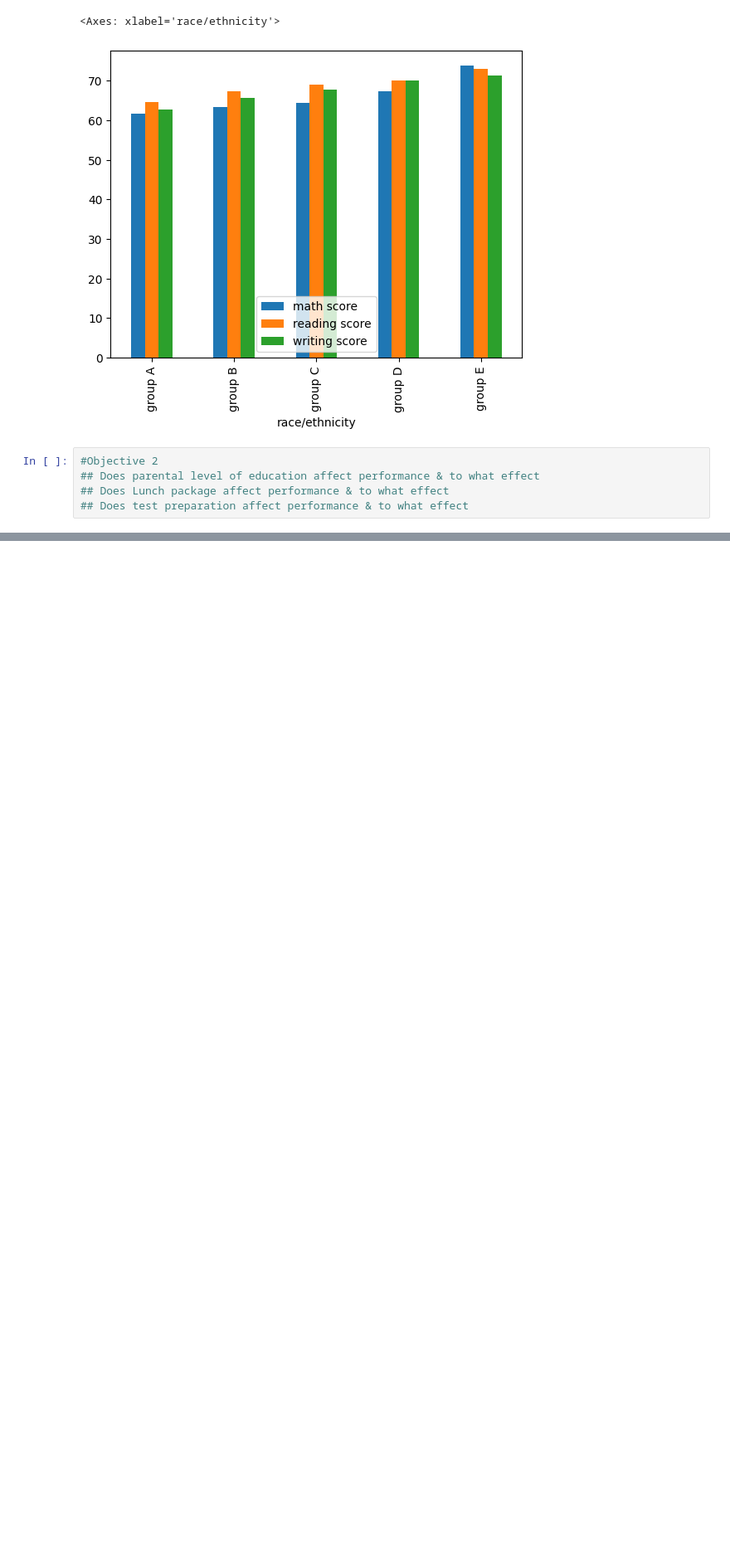
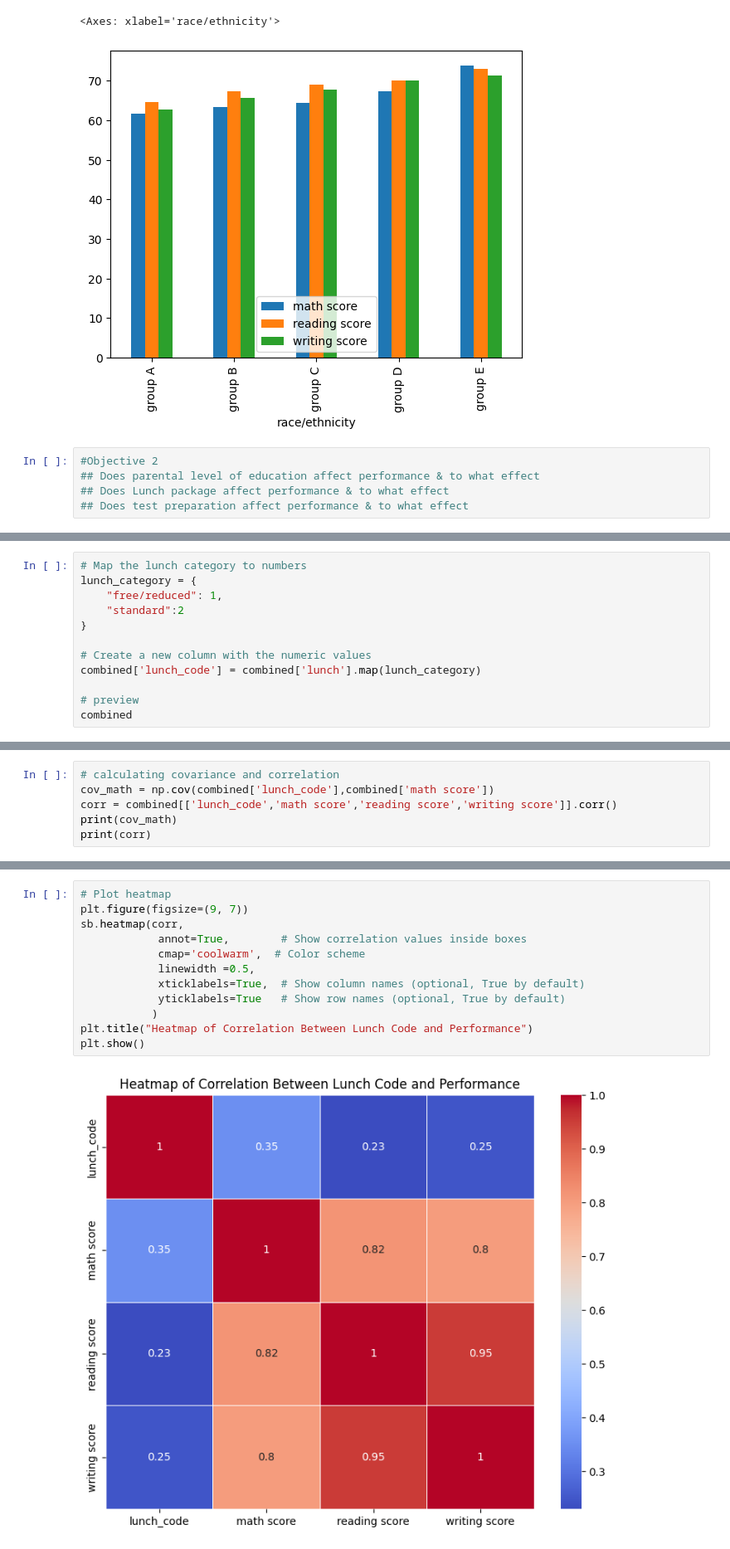
Before and after one commit to timothy-87/Group-1-Tasks, a Jupyter notebook: student_performance.ipynb, the cells around one changed output, grey strips where cells are left out. Shown at 83% size. Cells and saved outputs as stored; diff of their text form; blank space fills up the shorter version.

```diff
--- a/student_performance.ipynb
+++ b/student_performance.ipynb
@@ -98,0 +187,12 @@ group E          73.821429      73.028571      71.407143
+# %%
+# Map the lunch category to numbers
+lunch_category = {
+    "free/reduced": 1,
+    "standard":2
+}
+
+# Create a new column with the numeric values
+combined['lunch_code'] = combined['lunch'].map(lunch_category)
+
+# preview
+combined
@@ -98,0 +204,6 @@ group E          73.821429      73.028571      71.407143
+# %%
+# calculating covariance and correlation
+cov_math = np.cov(combined['lunch_code'],combined['math score'])
+corr = combined[['lunch_code','math score','reading score','writing score']].corr()
+print(cov_math)
+print(corr)
@@ -98,0 +218,14 @@ group E          73.821429      73.028571      71.407143
+# %%
+# Plot heatmap
+plt.figure(figsize=(9, 7))
+sb.heatmap(corr,
+            annot=True,        # Show correlation values inside boxes
+            cmap='coolwarm',  # Color scheme
+            linewidth =0.5,
+            xticklabels=True,  # Show column names (optional, True by default)
+            yticklabels=True   # Show row names (optional, True by default)
+           )
+plt.title("Heatmap of Correlation Between Lunch Code and Performance")
+plt.show()
+# %% [output]
+[figure, added]
```
Also changed, not shown: parts of 12 cells of this notebook.
